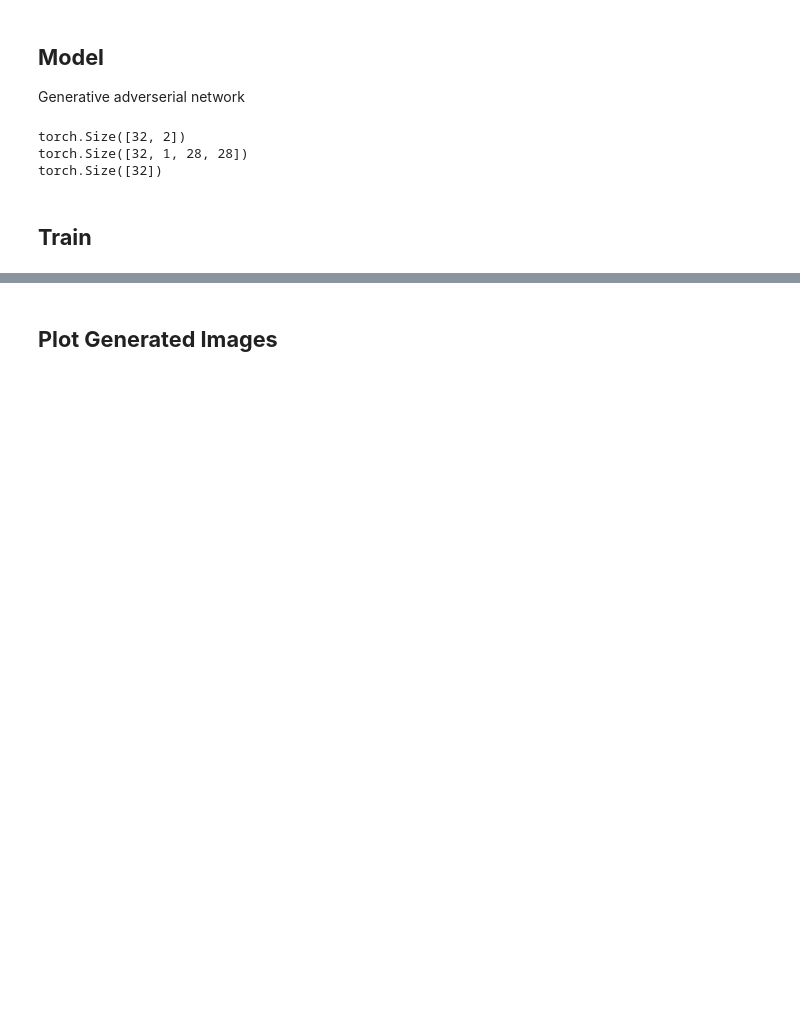
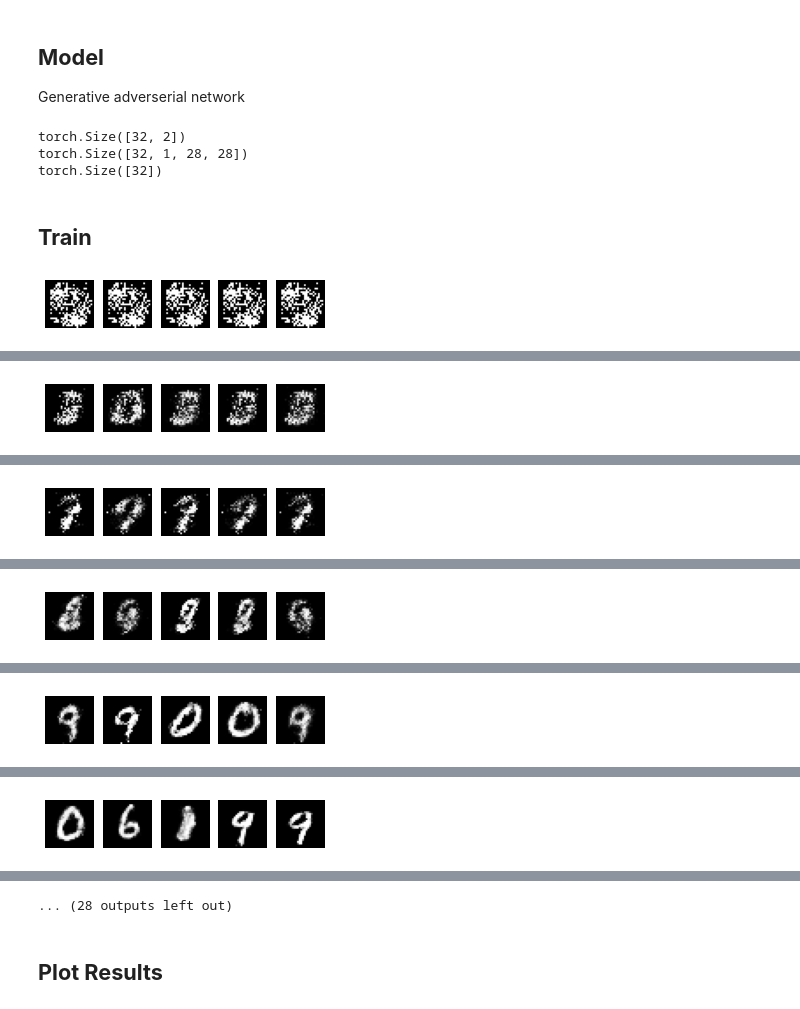
Before and after one commit to oneoftwo/generative_model_tutorial, a Jupyter notebook: GAN_MNIST.ipynb, the cells around one changed output, grey strips where cells are left out. Drawn from its saved outputs; the diff is of its cells as text; code cells hidden in the pictures; blank space fills up the shorter version.

```diff
--- a/GAN_MNIST.ipynb
+++ b/GAN_MNIST.ipynb
@@ -26,7 +26,7 @@ from torch.utils.data import DataLoader
 from torchvision.datasets import MNIST
 
 from torchvision import datasets, transforms
-batch_size = 16
+batch_size = 128
 download_root = './MNIST_DATASET'
 train_dataset = MNIST(download_root, transform=transforms.ToTensor(), \
         train=True, download=True)
@@ -134,49 +163,59 @@ torch.Size([32])
 ################################################################################
 # train fxn ####################################################################
 
-def train_gan_single_epoch(generator, discriminator, train_loader):
-    generator.cuda()
-    discriminator.cuda()
+def train_gan_single_epoch(generator, discriminator, train_loader, z_dim=64):
+    generator.cuda().train()
+    discriminator.cuda().train()
     g_optimizer = optim.Adam(generator.parameters(), lr=1e-4)
     d_optimizer = optim.Adam(discriminator.parameters(), lr=1e-4)
-    criterion = nn.BCELoss()
+    criterion = nn.BCELoss(reduction='sum')
     epoch_loss_d, epoch_loss_g = 0, 0
+    n_data = 0
     # update parameters
-    for img, label in tqdm(train_loader):
+    for img, label in (train_loader):
         img, label = img.cuda(), label.cuda()
         b = img.size(0)
-        # update discriminator
+        n_data += img.size(0)
+        # update discriminator / to not be faked by generator
         d_optimizer.zero_grad()
         prob_real = discriminator(img)
-        prob_fake = discriminator(generator(sampler(b, 32).cuda()))
+        prob_fake = discriminator(generator(sampler(b, z_dim).cuda()))
         loss_real = criterion(prob_real, torch.ones(prob_real.size()).cuda())
         loss_fake = criterion(prob_fake, torch.zeros(prob_fake.size()).cuda())
         loss_d = (loss_real + loss_fake)
         loss_d.backward()
         d_optimizer.step()
         epoch_loss_d += loss_d.item()
-        # update generator
+        # update generator / to fake the discriminaotr
         g_optimizer.zero_grad()
-        prob_fake = discriminator(generator(sampler(b, 32).cuda()))
+        prob_fake = discriminator(generator(sampler(b, z_dim).cuda()))
         loss_g = criterion(prob_fake, torch.ones(prob_fake.size()).cuda())
         loss_g.backward()
         g_optimizer.step()
         epoch_loss_g += loss_g.item()
-    plot_10(generator(sampler(b, 32).cuda()))
+    epoch_loss_g = epoch_loss_g / n_data
+    epoch_loss_d = epoch_loss_d / n_data
     return generator, discriminator, epoch_loss_g, epoch_loss_d
 
 ################################################################################
 
 
 #==============================================================================#
 # train model =================================================================#
-g = Generator(z_dim=32)
+g = Generator(z_dim=128)
 d = Discriminator()
-for epoch_idx in range(1, 201):
+loss_g_list, loss_d_list = [], []
+for epoch_idx in range(1, 401):
     g, d, epoch_loss_g, epoch_loss_d = \
-            train_gan_single_epoch(g, d, train_loader)
+            train_gan_single_epoch(g, d, train_loader, z_dim=128)
+    loss_g_list.append(epoch_loss_g)
+    loss_d_list.append(epoch_loss_d)
     if epoch_idx % 20 == 0:
-        print('generator loss: ', epoch_loss_g)
-        print('discriminator loss: ', epoch_loss_d)
+        g.eval()
+        plot_sample(g(sampler(10, 128).cuda()))
+        print('epoch {}'.format(epoch_idx))
+        print('generator loss: {:.3f}'.format(epoch_loss_g))
+        print('discriminator loss: {:.3f}'.format(epoch_loss_d))
 #==============================================================================#
 # %% [output]
+[figure, added]
@@ -183,0 +225 @@ KeyboardInterrupt: ignored
+[figure, added]
@@ -183,0 +229 @@ KeyboardInterrupt: ignored
+[figure, added]
@@ -183,0 +233 @@ KeyboardInterrupt: ignored
+[figure, added]
@@ -183,0 +237 @@ KeyboardInterrupt: ignored
+[figure, added]
@@ -183,0 +241 @@ KeyboardInterrupt: ignored
+[figure, added]
@@ -184,2 +245,3 @@ KeyboardInterrupt: ignored
+... (28 outputs left out)
 # %% [markdown]
-## **Plot Generated Images**
+## **Plot Results**
```
Also changed, not shown: parts of 8 cells of this notebook.
